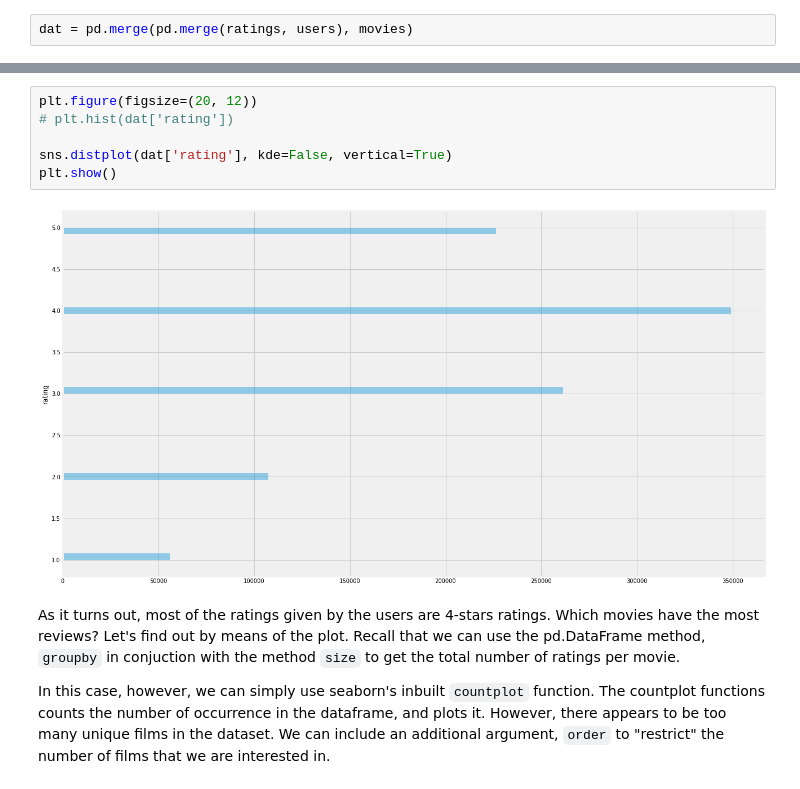
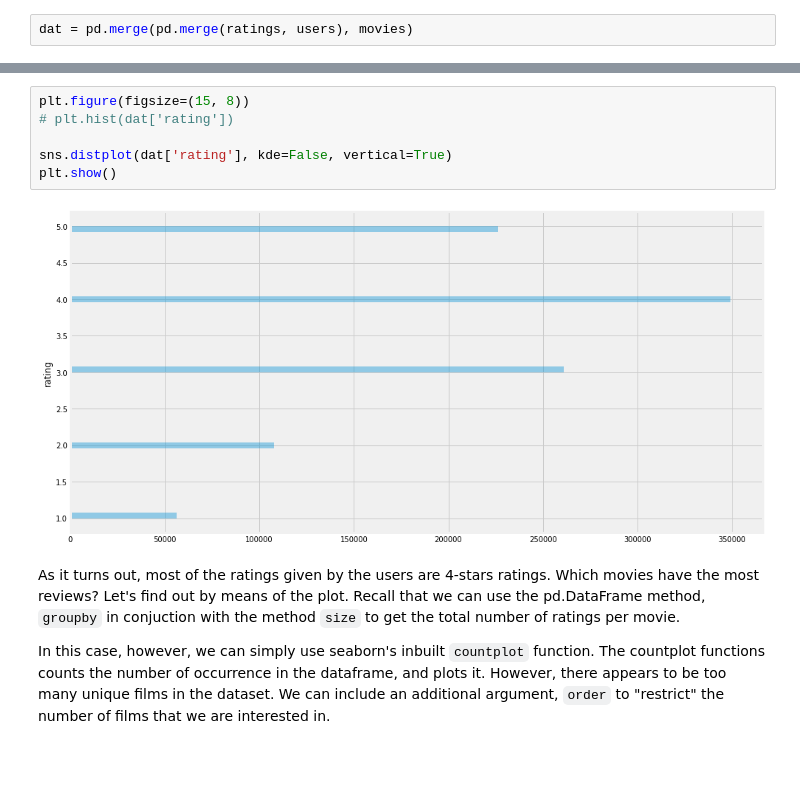
Before and after one commit to ngbolin/PythonProgrammingWorkshop, a Jupyter notebook: SMUMSE_ProgWorkshop_Lesson4.ipynb, the cells around one changed output, grey strips where cells are left out. Saved outputs shown, nothing was run; the diff lists cells and outputs as text; blank space fills up the shorter version.

```diff
--- a/SMUMSE_ProgWorkshop_Lesson4.ipynb
+++ b/SMUMSE_ProgWorkshop_Lesson4.ipynb
@@ -393,11 +390,11 @@ dat.head()
 # %%
-plt.figure(figsize=(20, 12))
+plt.figure(figsize=(15, 8))
 # plt.hist(dat['rating'])
 
 sns.distplot(dat['rating'], kde=False, vertical=True)
 plt.show()
 # %% [output]
-[figure, old version]
+[figure, new version]
 # %% [markdown]
 As it turns out, most of the ratings given by the users are 4-stars ratings. Which movies have the most reviews? Let's find out by means of the plot. Recall that we can use the pd.DataFrame method, `groupby` in conjuction with the method `size` to get the total number of ratings per movie.
 
```
Also changed, not shown: parts of 39 cells of this notebook.
